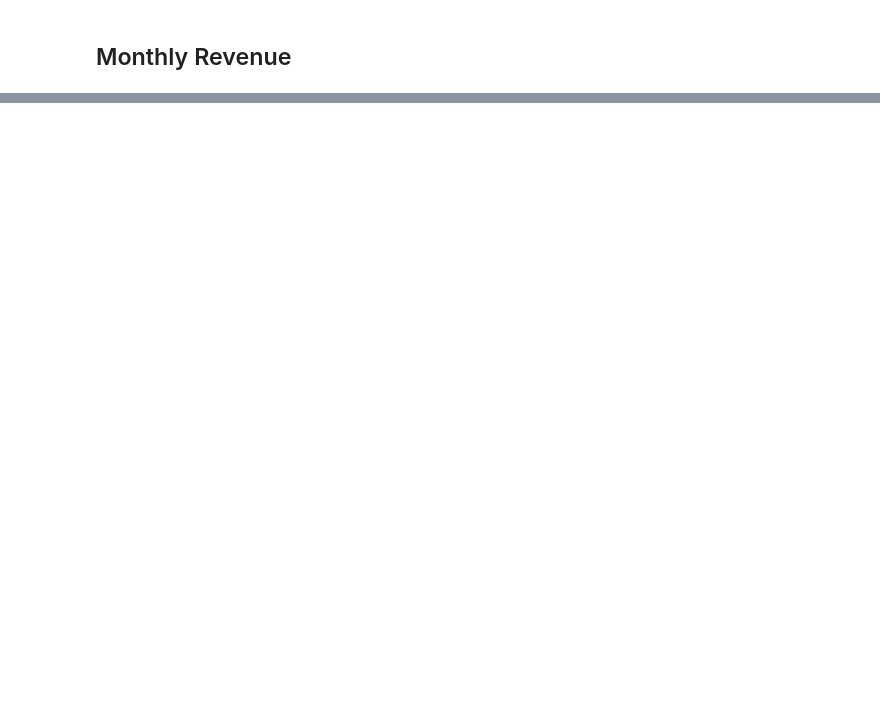
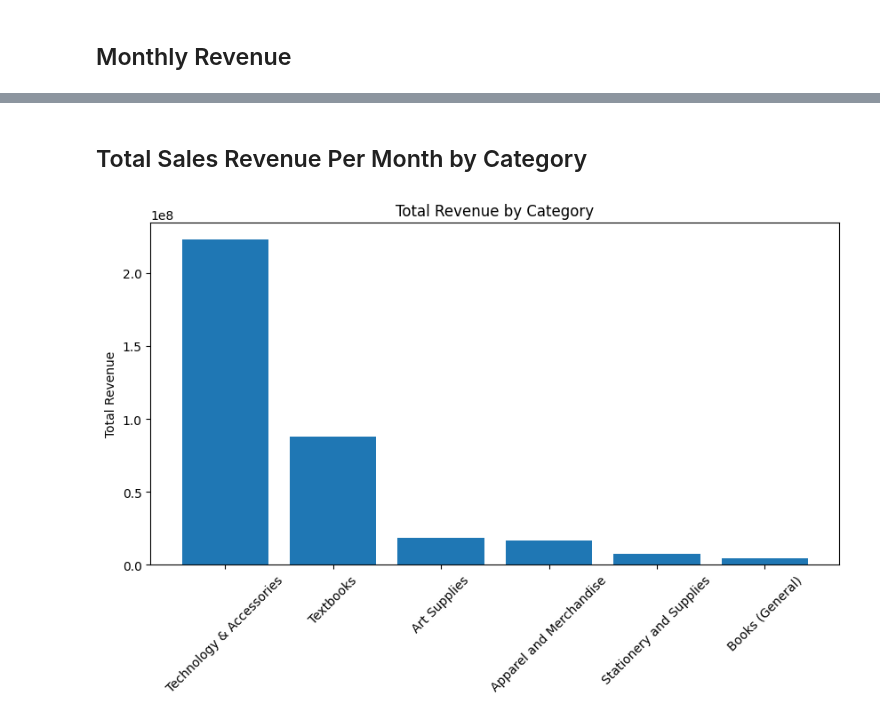
Before and after one commit to JulissaAlmaraz/Capstone_2, a Jupyter notebook: almarazflores_sales_analysis.ipynb, the cells around one changed output, grey strips where cells are left out. Drawn from its saved outputs; the diff is of its cells as text; code cells hidden in the pictures; blank space fills up the shorter version.

```diff
--- a/almarazflores_sales_analysis.ipynb
+++ b/almarazflores_sales_analysis.ipynb
@@ -239,0 +326,5 @@ customer_sales
+# %%
+sales_products = pd.merge(store_sales, products, on='Prod Num')
+full_sales_products = pd.merge(sales_products, product_categories, on=['CategoryID'])
+
+full_sales_products
@@ -239,0 +368,21 @@ customer_sales
+# %% [markdown]
+## Total Sales Revenue Per Month by Category
+# %%
+revenue = full_sales_products.groupby('Category', as_index=False)['Sale Amount'].sum()
+
+revenue_sort = revenue.sort_values(by='Sale Amount', ascending=False)
+
+plt.figure(figsize=(10,5))
+
+plt.bar(
+    revenue_sort['Category'],
+    revenue_sort['Sale Amount']
+)
+
+plt.xticks(rotation=45)
+plt.ylabel("Total Revenue")
+plt.title("Total Revenue by Category")
+
+plt.show()
+# %% [output]
+[figure, added]
```
Also changed, not shown: parts of 17 cells of this notebook, 5 other files.
